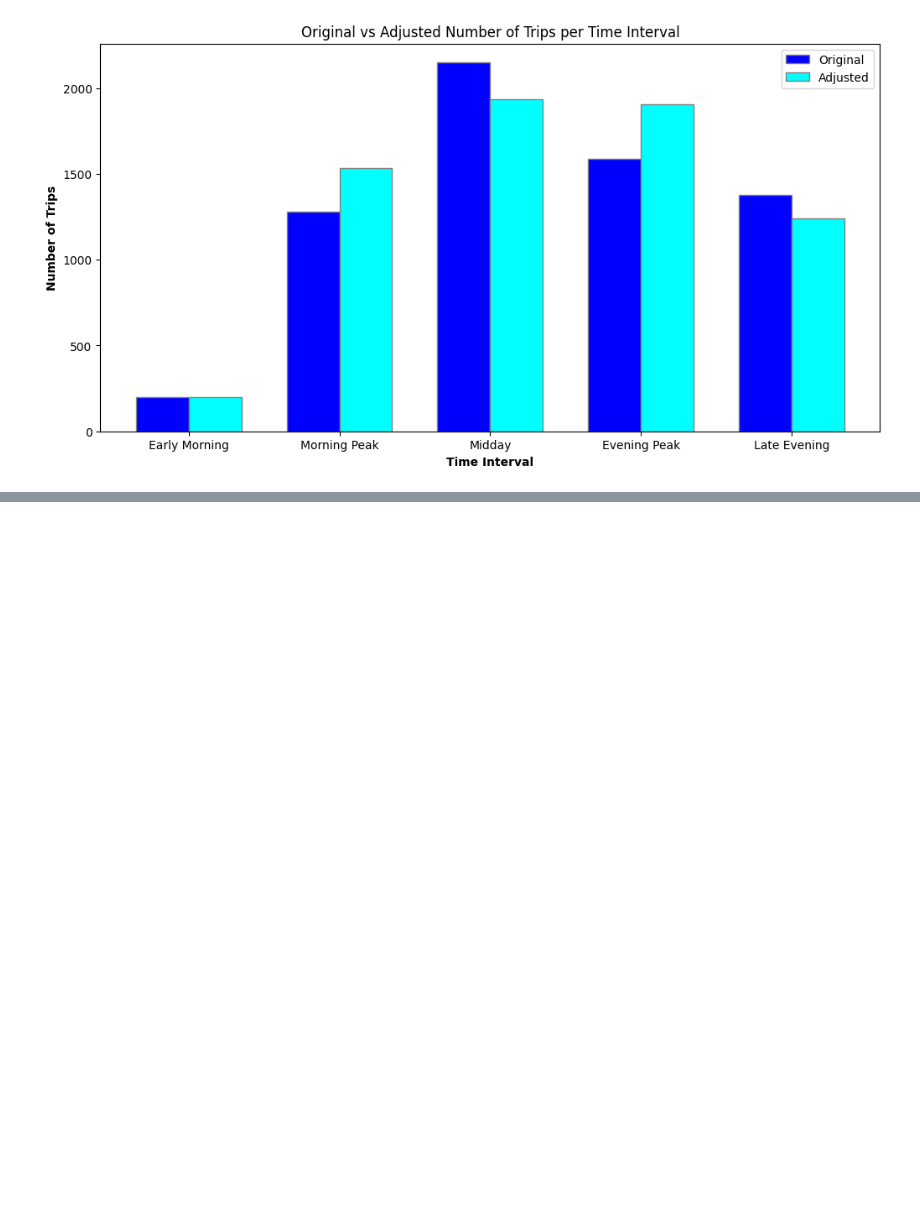
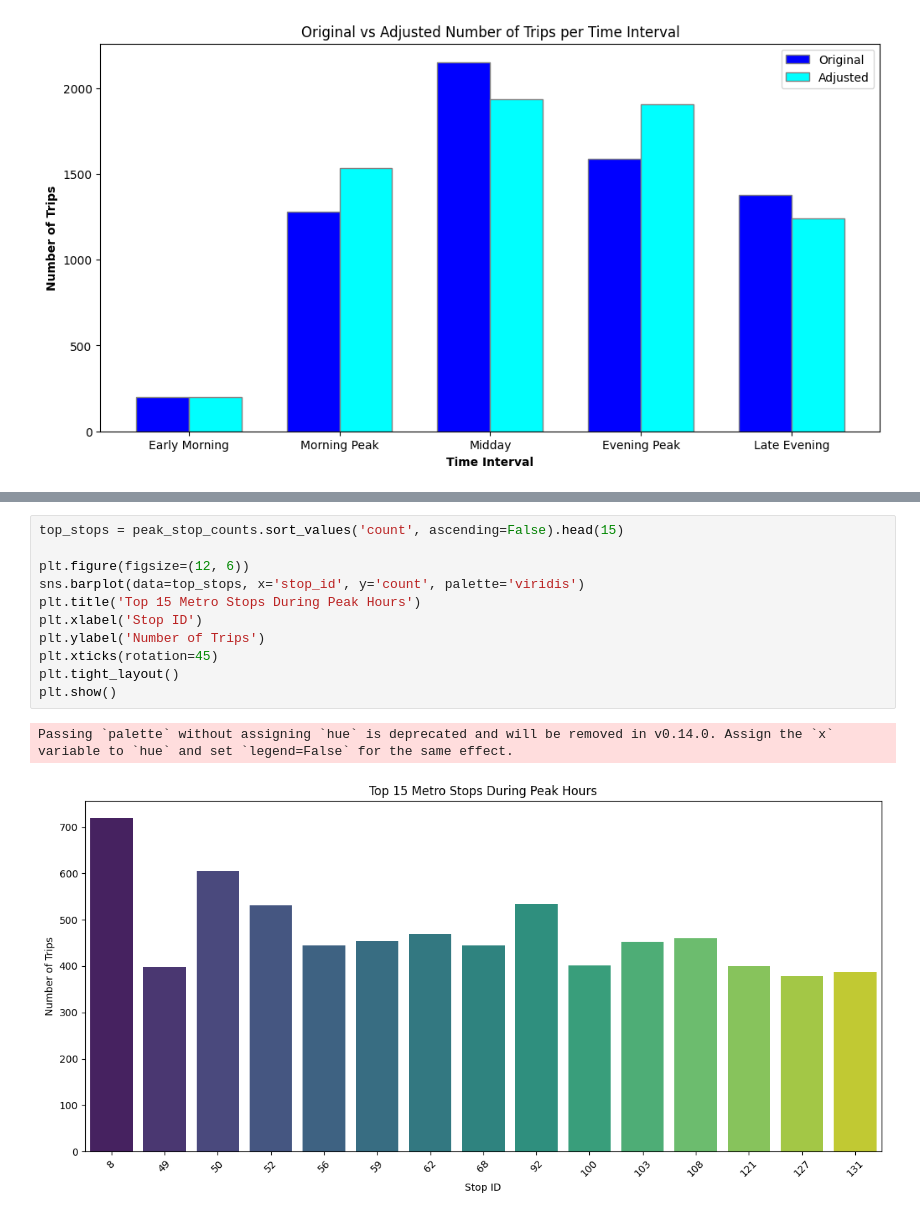
Before and after one commit to Saravanan-20G/Data-Analysis-Projects, a Jupyter notebook: Metro Operations Optimization/Metro Operations Optimization.ipynb, the cells around one changed output, grey strips where cells are left out. Saved outputs shown, nothing was run; the diff lists cells and outputs as text; blank space fills up the shorter version.

```diff
--- a/Metro Operations Optimization/Metro Operations Optimization.ipynb
+++ b/Metro Operations Optimization/Metro Operations Optimization.ipynb
@@ -311,0 +361,14 @@ plt.show()
+# %%
+top_stops = peak_stop_counts.sort_values('count', ascending=False).head(15)
+
+plt.figure(figsize=(12, 6))
+sns.barplot(data=top_stops, x='stop_id', y='count', palette='viridis')
+plt.title('Top 15 Metro Stops During Peak Hours')
+plt.xlabel('Stop ID')
+plt.ylabel('Number of Trips')
+plt.xticks(rotation=45)
+plt.tight_layout()
+plt.show()
+# %% [output]
+Passing `palette` without assigning `hue` is deprecated and will be removed in v0.14.0. Assign the `x` variable to `hue` and set `legend=False` for the same effect.
+[figure, added]
```
Also changed, not shown: parts of 12 cells of this notebook.
